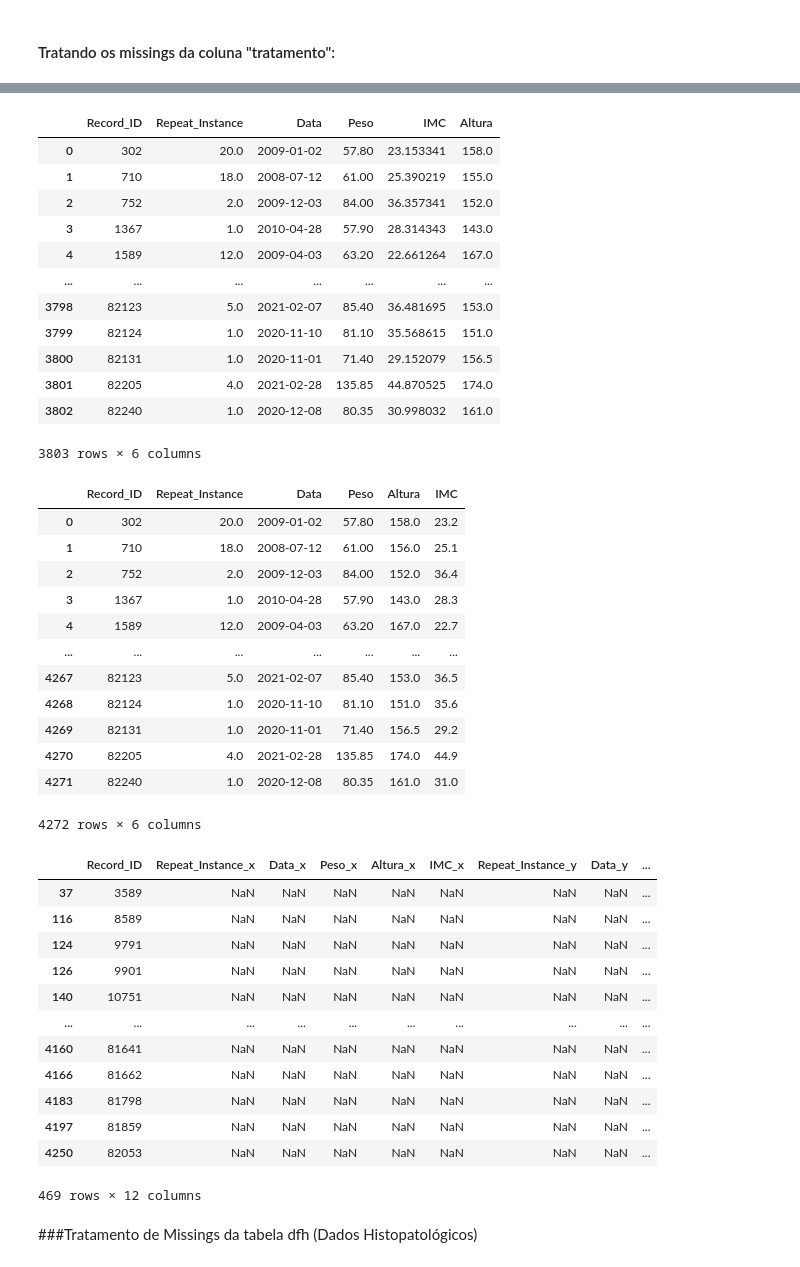
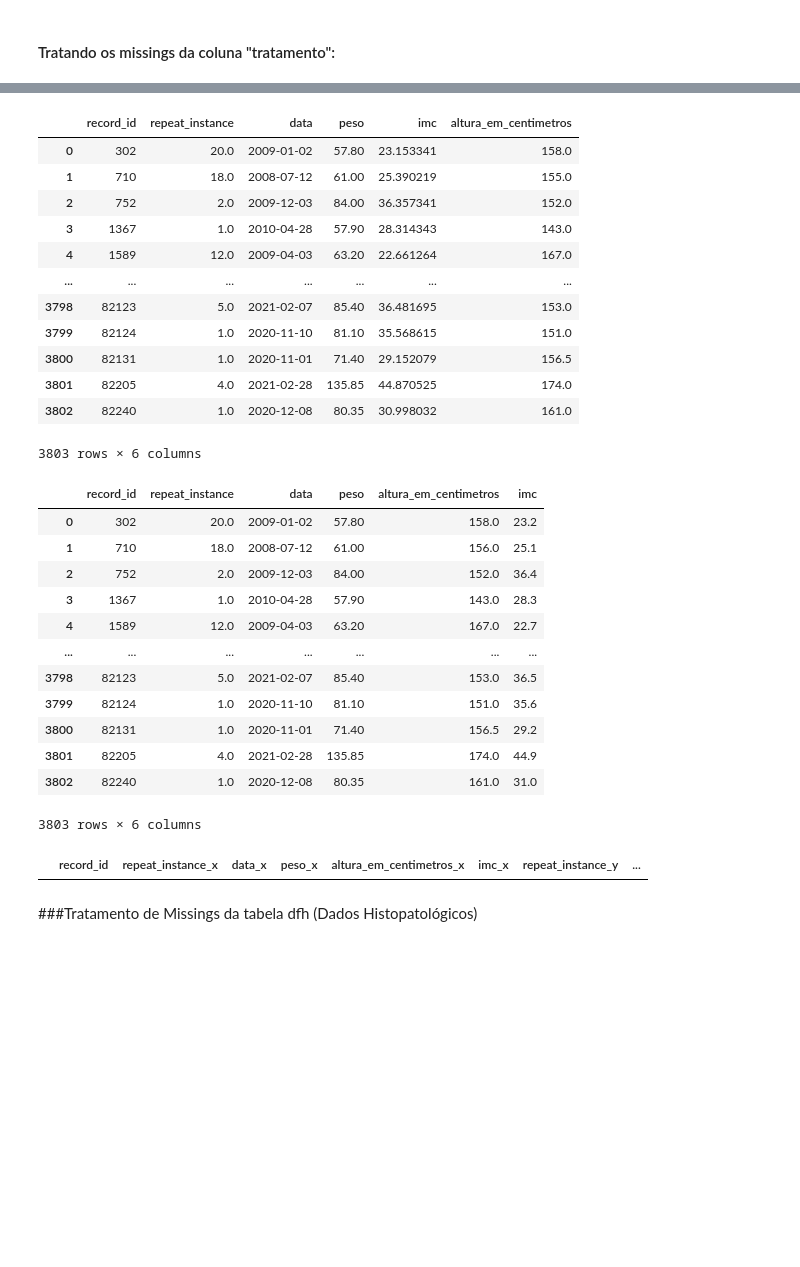
Before and after one commit to 2023M3T5-Inteli/grupo3, a Jupyter notebook: notebooks/T5_G3_V2_Predictive_Model_Development_formatado.ipynb, the cells around one changed output, grey strips where cells are left out. Drawn from its saved outputs; the diff is of its cells as text; code cells hidden in the pictures; blank space fills up the shorter version.

```diff
--- a/notebooks/T5_G3_V2_Predictive_Model_Development.ipynb
+++ b/notebooks/T5_G3_V2_Predictive_Model_Development_formatado.ipynb
@@ -554,26 +551,26 @@ See the caveats in the documentation: https://pandas.pydata.org/pandas-docs/stab
 | 4 | 302 | 4.0 | 2009-12-25 | 62.00 | 24.8 | 158.0 |
 | 5 | 302 | 5.0 | 2011-07-09 | 57.75 | 23.1 | 158.0 |
 # %%
-#tratando os pesos a partir do agrupamento dos pacientes pelo seu Record_ID
+# Tratando os pesos a partir do agrupamento dos pacientes pelo seu Record_ID
 def missing_peso(data):
   if len(data) == 1:
     return data
 
   else:
-    data['Peso'] = data['Peso'].replace(np.nan, data['Peso'].median())
-    for i in data['Peso']:
-      if i >= data['Peso'].mean()+data['Peso'].std()*3 or i < data['Peso'].mean()-data['Peso'].std()*3:
-        data['Peso'] = data['Peso'].replace(i, data['Peso'].mean())
+    data['peso'] = data['peso'].replace(np.nan, data['peso'].median())
+    for i in data['peso']:
+      if i >= data['peso'].mean()+data['peso'].std()*3 or i < data['peso'].mean()-data['peso'].std()*3:
+        data['peso'] = data['peso'].replace(i, data['peso'].mean())
     return data
 
 
-dfpa = dfpa.groupby(['Record_ID']).apply(missing_peso)
-dfpa['Peso'] = dfpa['Peso'].replace(np.nan, dfpa['Peso'].mode().mean())
-dfpa['Peso'] = dfpa['Peso'].replace(1, dfpa['Peso'].mode().mean())
+dfpa = dfpa.groupby(['record_id']).apply(missing_peso)
+dfpa['peso'] = dfpa['peso'].replace(np.nan, dfpa['peso'].mode().mean())
+dfpa['peso'] = dfpa['peso'].replace(1, dfpa['peso'].mode().mean())
 # %%
-#Recalculando o IMC com os novos dados
+# Recalculando o IMC com os novos dados
 def imc(row):
-  row['IMC'] = (row['Peso']/(row['Altura']**2))*10000
+  row['imc'] = (row['peso']/(row['altura_em_centimetros']**2))*10000
   return row
 dfpa = dfpa.apply(imc, axis = 1)
 dfpa
@@ -592,15 +589,15 @@ dfpa
 | 55653 | 82240 | 2.0 | 2020-12-08 | 80.35 | 30.998032 | 161.0 |
 51382 rows × 6 columns
 # %%
-#Ordena a partir da data e retorna o resultado da primeira consulta
+# Ordena a partir da data e retorna o resultado da primeira consulta
 def agrupamento(data):
-  data = data.sort_values(by='Data', ascending = True)
+  data = data.sort_values(by='data', ascending = True)
   return data.iloc[0]
 
-dfpa = dfpa.groupby(by='Record_ID', as_index = False).apply(agrupamento)
+dfpa = dfpa.groupby(by='record_id', as_index = False).apply(agrupamento)
 dfpa
 # %% [output]
-|  | Record_ID | Repeat_Instance | Data | Peso | IMC | Altura |
+|  | record_id | repeat_instance | data | peso | imc | altura_em_centimetros |
 | 0 | 302 | 20.0 | 2009-01-02 | 57.80 | 23.153341 | 158.0 |
 | 1 | 710 | 18.0 | 2008-07-12 | 61.00 | 25.390219 | 155.0 |
 | 2 | 752 | 2.0 | 2009-12-03 | 84.00 | 36.357341 | 152.0 |
@@ -614,40 +611,28 @@ dfpa
 | 3802 | 82240 | 1.0 | 2020-12-08 | 80.35 | 30.998032 | 161.0 |
 3803 rows × 6 columns
 # %%
-dfpat = dfpaTEST.groupby(by='Record_ID', as_index = False).apply(agrupamento)
+dfpat = dfpaTEST.groupby(by='record_id', as_index = False).apply(agrupamento)
 dfpat
 # %% [output]
-|  | Record_ID | Repeat_Instance | Data | Peso | Altura | IMC |
+|  | record_id | repeat_instance | data | peso | altura_em_centimetros | imc |
 | 0 | 302 | 20.0 | 2009-01-02 | 57.80 | 158.0 | 23.2 |
 | 1 | 710 | 18.0 | 2008-07-12 | 61.00 | 156.0 | 25.1 |
 | 2 | 752 | 2.0 | 2009-12-03 | 84.00 | 152.0 | 36.4 |
 | 3 | 1367 | 1.0 | 2010-04-28 | 57.90 | 143.0 | 28.3 |
 | 4 | 1589 | 12.0 | 2009-04-03 | 63.20 | 167.0 | 22.7 |
 | ... | ... | ... | ... | ... | ... | ... |
-| 4267 | 82123 | 5.0 | 2021-02-07 | 85.40 | 153.0 | 36.5 |
-| 4268 | 82124 | 1.0 | 2020-11-10 | 81.10 | 151.0 | 35.6 |
-| 4269 | 82131 | 1.0 | 2020-11-01 | 71.40 | 156.5 | 29.2 |
-| 4270 | 82205 | 4.0 | 2021-02-28 | 135.85 | 174.0 | 44.9 |
-| 4271 | 82240 | 1.0 | 2020-12-08 | 80.35 | 161.0 | 31.0 |
+| 3798 | 82123 | 5.0 | 2021-02-07 | 85.40 | 153.0 | 36.5 |
+| 3799 | 82124 | 1.0 | 2020-11-10 | 81.10 | 151.0 | 35.6 |
+| 3800 | 82131 | 1.0 | 2020-11-01 | 71.40 | 156.5 | 29.2 |
+| 3801 | 82205 | 4.0 | 2021-02-28 | 135.85 | 174.0 | 44.9 |
+| 3802 | 82240 | 1.0 | 2020-12-08 | 80.35 | 161.0 | 31.0 |
-4272 rows × 6 columns
+3803 rows × 6 columns
 # %%
 #Entendendo a diferença a tabela com e sem o tratamento do dropna
-dfall = dfpat.merge(dfpa.drop_duplicates(), on=['Record_ID'],
+dfall = dfpat.merge(dfpa.drop_duplicates(), on=['record_id'],
                    how='left', indicator=True)
 dfall[dfall['_merge'] == 'left_only']
 # %% [output]
-|  | Record_ID | Repeat_Instance_x | Data_x | Peso_x | Altura_x | IMC_x | Repeat_Instance_y | Data_y | ... |
-| 37 | 3589 | NaN | NaN | NaN | NaN | NaN | NaN | NaN | ... |
-| 116 | 8589 | NaN | NaN | NaN | NaN | NaN | NaN | NaN | ... |
-| 124 | 9791 | NaN | NaN | NaN | NaN | NaN | NaN | NaN | ... |
-| 126 | 9901 | NaN | NaN | NaN | NaN | NaN | NaN | NaN | ... |
-| 140 | 10751 | NaN | NaN | NaN | NaN | NaN | NaN | NaN | ... |
-| ... | ... | ... | ... | ... | ... | ... | ... | ... | ... |
-| 4160 | 81641 | NaN | NaN | NaN | NaN | NaN | NaN | NaN | ... |
-| 4166 | 81662 | NaN | NaN | NaN | NaN | NaN | NaN | NaN | ... |
-| 4183 | 81798 | NaN | NaN | NaN | NaN | NaN | NaN | NaN | ... |
-| 4197 | 81859 | NaN | NaN | NaN | NaN | NaN | NaN | NaN | ... |
-| 4250 | 82053 | NaN | NaN | NaN | NaN | NaN | NaN | NaN | ... |
+|  | record_id | repeat_instance_x | data_x | peso_x | altura_em_centimetros_x | imc_x | repeat_instance_y | ... |
-469 rows × 12 columns
 # %% [markdown]
 ###Tratamento de Missings da tabela dfh (Dados Histopatológicos)
```
Also changed, not shown: parts of 76 cells of this notebook.
